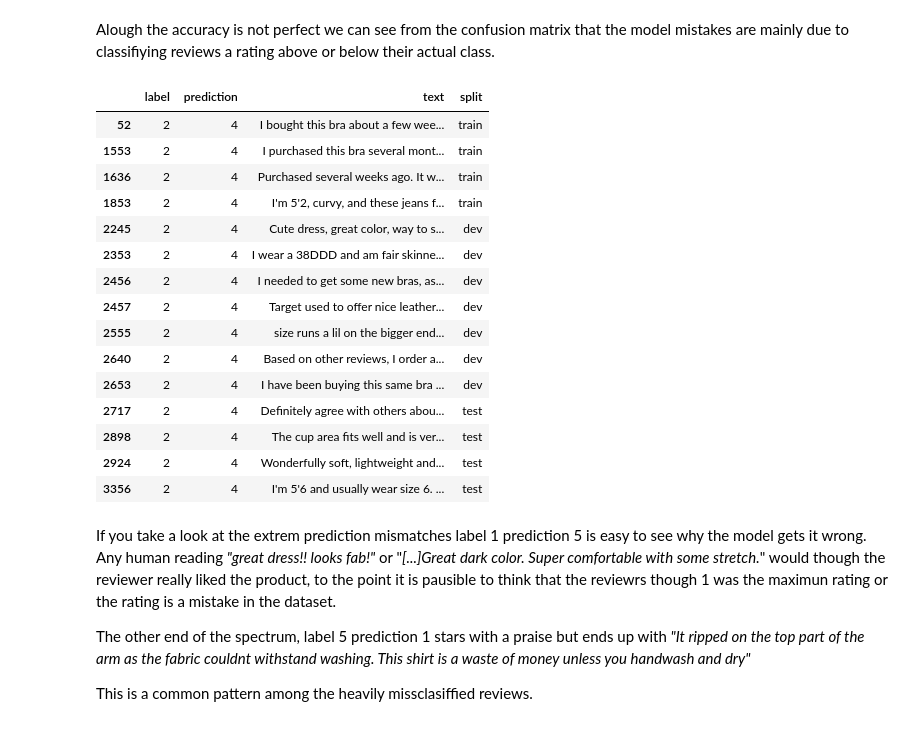
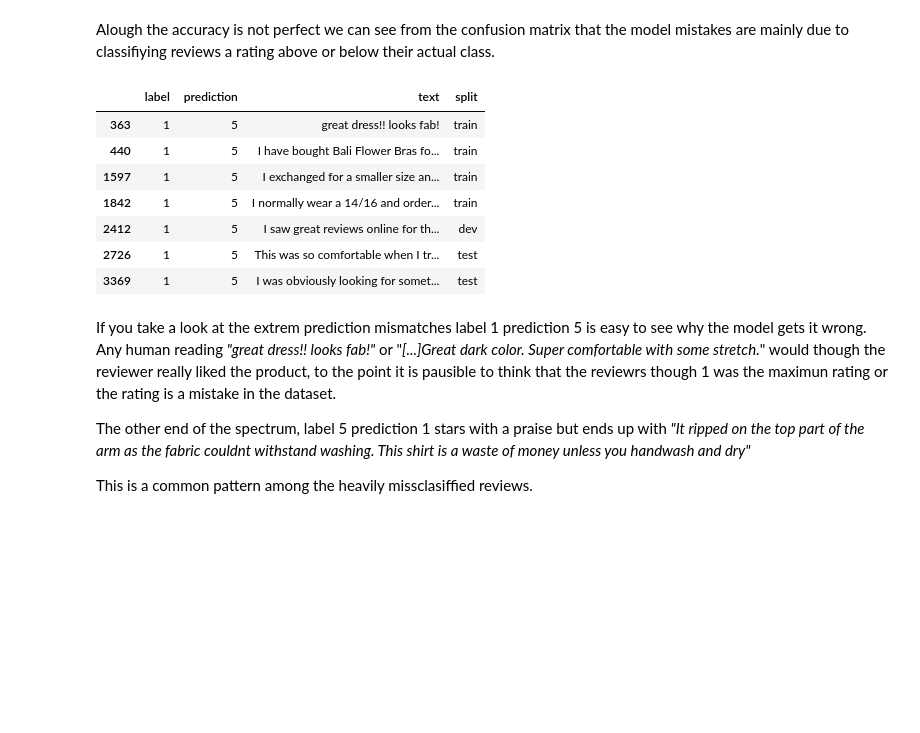
Before and after one commit to LozanoAlvarezb/Test_GoldenSpear, a Jupyter notebook: problem_1/GoldenSpear_problem1.ipynb, the cells around one changed output. Saved outputs shown, nothing was run; the diff lists cells and outputs as text; code cells hidden in the pictures; blank space fills up the shorter version.

```diff
--- a/problem_1/GoldenSpear_problem1.ipynb
+++ b/problem_1/GoldenSpear_problem1.ipynb
@@ -544,27 +530,19 @@ else:
   })
 # %%
 #@title Lets take a look at where the model fails. { run: "auto" }
-label = 2 #@param {type:"slider", min:1, max:5, step:1}
-predict = 4 #@param {type:"slider", min:1, max:5, step:1}
+label = 1 #@param {type:"slider", min:1, max:5, step:1}
+predict = 5 #@param {type:"slider", min:1, max:5, step:1}
 df_select = predict_df[(predict_df["label"]==label) & (predict_df["prediction"]==predict)]
 display(HTML(df_select.to_html()))
 # %% [output]
 |  | label | prediction | text | split |
-| 52 | 2 | 4 | I bought this bra about a few wee... | train |
-| 1553 | 2 | 4 | I purchased this bra several mont... | train |
-| 1636 | 2 | 4 | Purchased several weeks ago. It w... | train |
-| 1853 | 2 | 4 | I'm 5'2, curvy, and these jeans f... | train |
-| 2245 | 2 | 4 | Cute dress, great color, way to s... | dev |
-| 2353 | 2 | 4 | I wear a 38DDD and am fair skinne... | dev |
-| 2456 | 2 | 4 | I needed to get some new bras, as... | dev |
-| 2457 | 2 | 4 | Target used to offer nice leather... | dev |
-| 2555 | 2 | 4 | size runs a lil on the bigger end... | dev |
-| 2640 | 2 | 4 | Based on other reviews, I order a... | dev |
-| 2653 | 2 | 4 | I have been buying this same bra ... | dev |
-| 2717 | 2 | 4 | Definitely agree with others abou... | test |
-| 2898 | 2 | 4 | The cup area fits well and is ver... | test |
-| 2924 | 2 | 4 | Wonderfully soft, lightweight and... | test |
-| 3356 | 2 | 4 | I'm 5'6 and usually wear size 6. ... | test |
+| 363 | 1 | 5 | great dress!! looks fab! | train |
+| 440 | 1 | 5 | I have bought Bali Flower Bras fo... | train |
+| 1597 | 1 | 5 | I exchanged for a smaller size an... | train |
+| 1842 | 1 | 5 | I normally wear a 14/16 and order... | train |
+| 2412 | 1 | 5 | I saw great reviews online for th... | dev |
+| 2726 | 1 | 5 | This was so comfortable when I tr... | test |
+| 3369 | 1 | 5 | I was obviously looking for somet... | test |
 # %% [markdown]
 If you take a look at the extrem prediction mismatches label 1 prediction 5 is easy to see why the model gets it wrong. Any human reading _"great dress!! looks fab!"_ or "_[...]Great dark color. Super comfortable with some stretch._" would though the reviewer really liked the product, to the point it is pausible to think that the reviewrs though 1 was the maximun rating or the rating is a mistake in the dataset.
 
```
Also changed, not shown: parts of 2 cells of this notebook.
